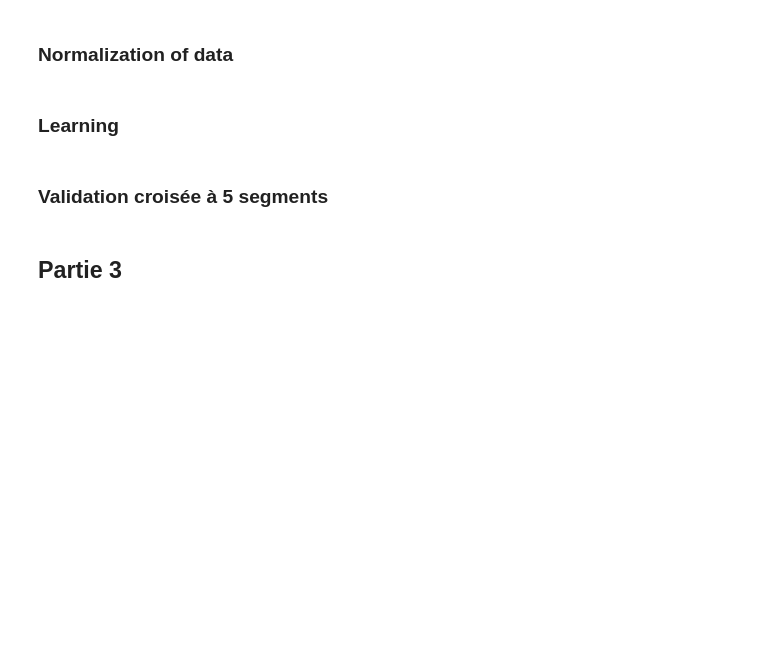
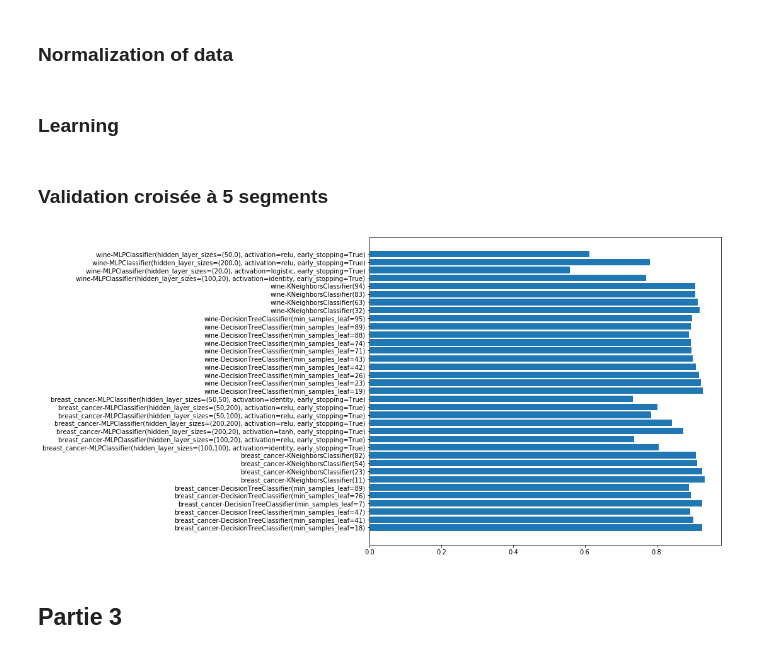
Before and after one commit to flodim/data_science, a Jupyter notebook: data_science.ipynb, the cells around one changed output. Saved outputs shown, nothing was run; the diff lists cells and outputs as text; code cells hidden in the pictures; blank space fills up the shorter version.

```diff
--- a/data_science.ipynb
+++ b/data_science.ipynb
@@ -10,6 +10,7 @@ import matplotlib.pyplot as plt
 from matplotlib.colors import LogNorm
 
 %matplotlib inline
+plt.rcParams["figure.figsize"] = (10, 9)
 # %% [markdown]
 ### Fonctions utilitaires
 # %%
@@ -311,3 +361,12 @@ wine_MLPC = MLPClassifier().fit(wine['data'], wine['target'])
+# %%
+from collections import OrderedDict
+
+best_mean_scores = {key: mean_scores[key]
+                    for key in sorted(mean_scores, key=lambda k: mean_scores[k], reverse=True)}
+limit = 35
+_  = plt.barh(list(best_mean_scores.keys())[:limit], list(best_mean_scores.values())[:limit])
+# %% [output]
+[figure, added]
 # %% [markdown]
 ## Partie 3
 # %%
```
Also changed, not shown: parts of 4 cells of this notebook.
